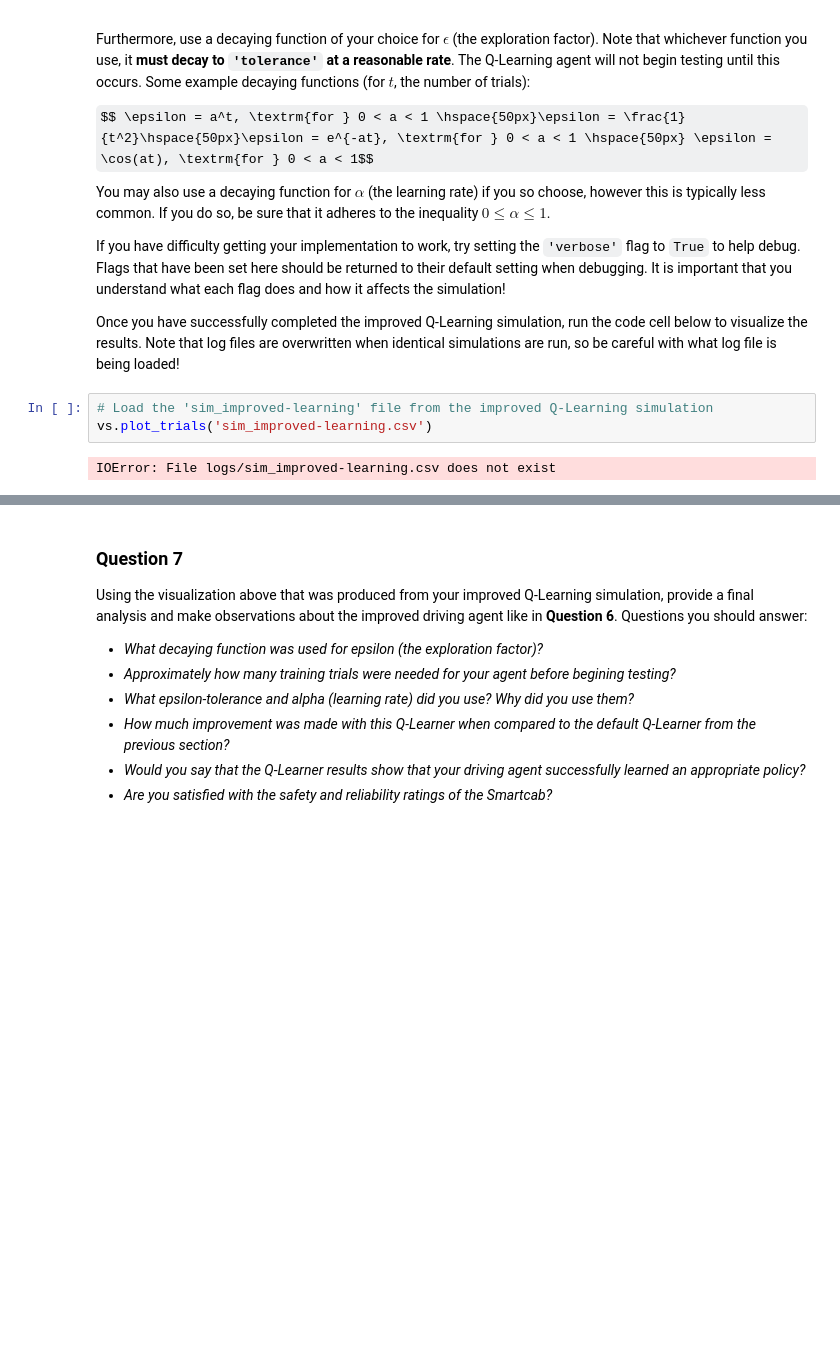
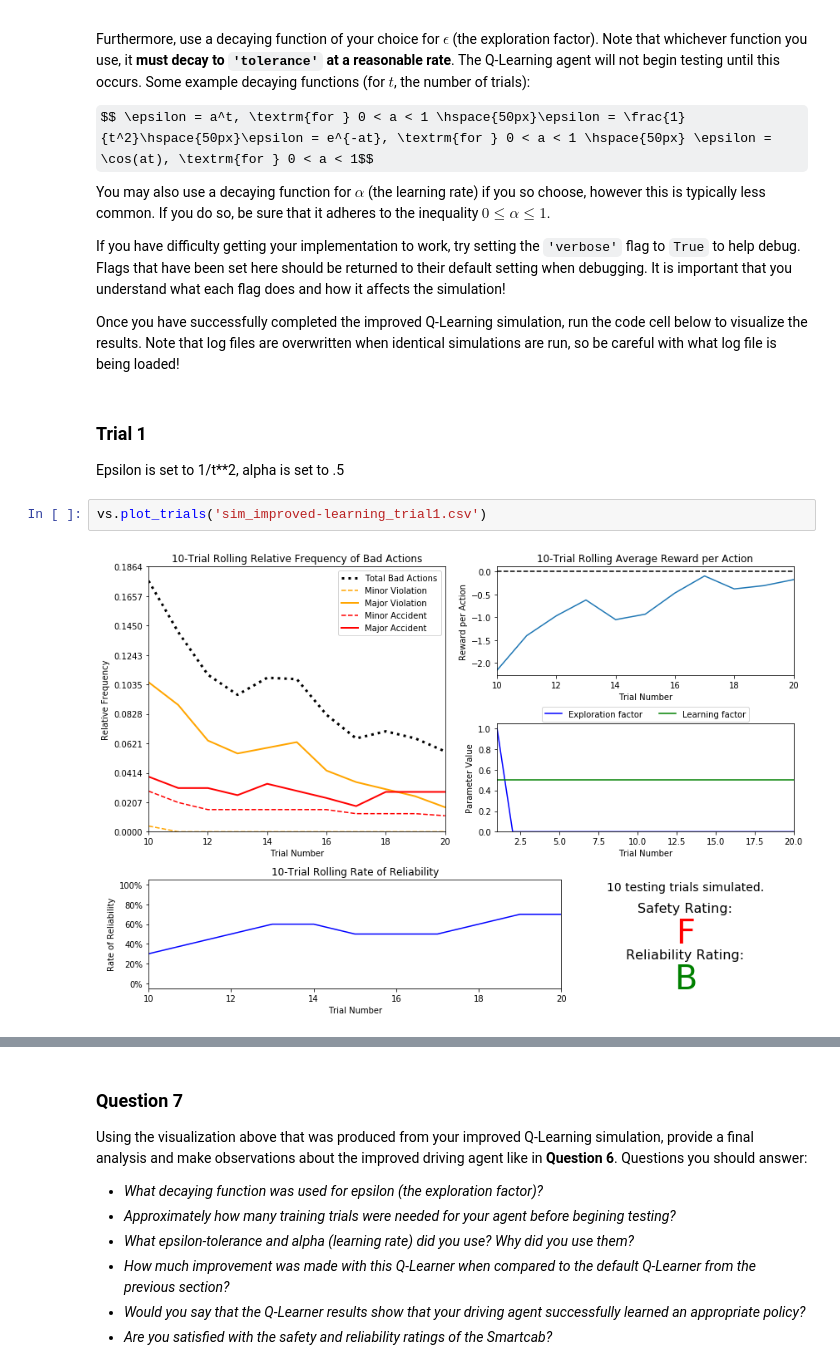
Before and after one commit to canyon289/machine-learning, a Jupyter notebook: projects/smartcab/smartcab.ipynb, the cells around one changed output, grey strips where cells are left out. Drawn from its saved outputs; the diff is of its cells as text; some formulas as TeX source; blank space fills up the shorter version.

```diff
--- a/projects/smartcab/smartcab.ipynb
+++ b/projects/smartcab/smartcab.ipynb
@@ -235,8 +236,10 @@ You may also use a decaying function for $\alpha$ (the learning rate) if you so
 If you have difficulty getting your implementation to work, try setting the `'verbose'` flag to `True` to help debug. Flags that have been set here should be returned to their default setting when debugging. It is important that you understand what each flag does and how it affects the simulation!
 
 Once you have successfully completed the improved Q-Learning simulation, run the code cell below to visualize the results. Note that log files are overwritten when identical simulations are run, so be careful with what log file is being loaded!
-# %%
-# Load the 'sim_improved-learning' file from the improved Q-Learning simulation
-vs.plot_trials('sim_improved-learning.csv')
-# %% [output]
-IOError: File logs/sim_improved-learning.csv does not exist
+# %% [markdown]
+### Trial 1
+Epsilon is set to 1/t**2, alpha is set to .5
+# %%
+vs.plot_trials('sim_improved-learning_trial1.csv')
+# %% [output]
+[figure, added]
```
Also changed, not shown: parts of 12 cells of this notebook, 7 other files.
